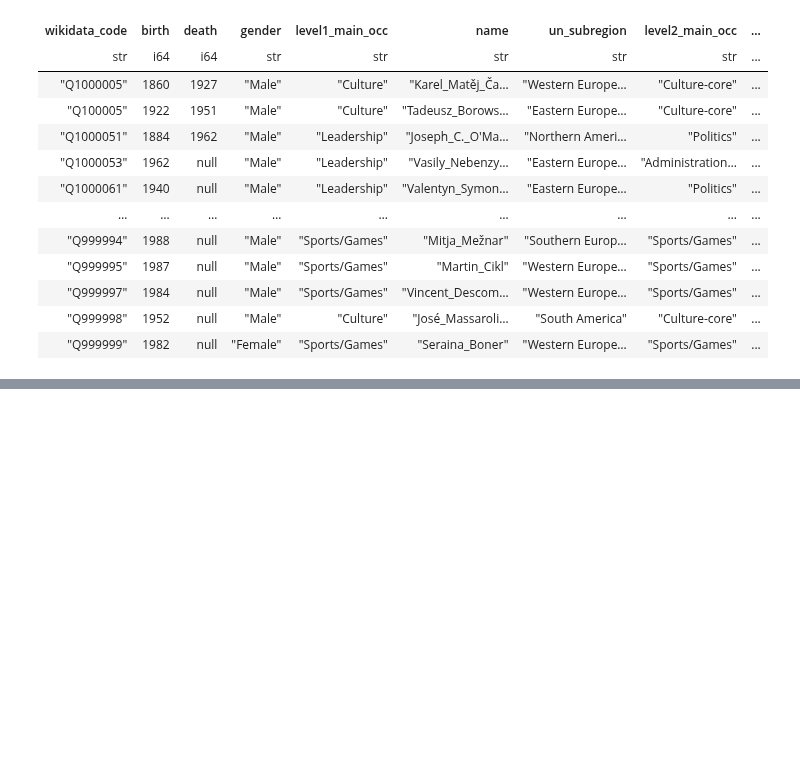
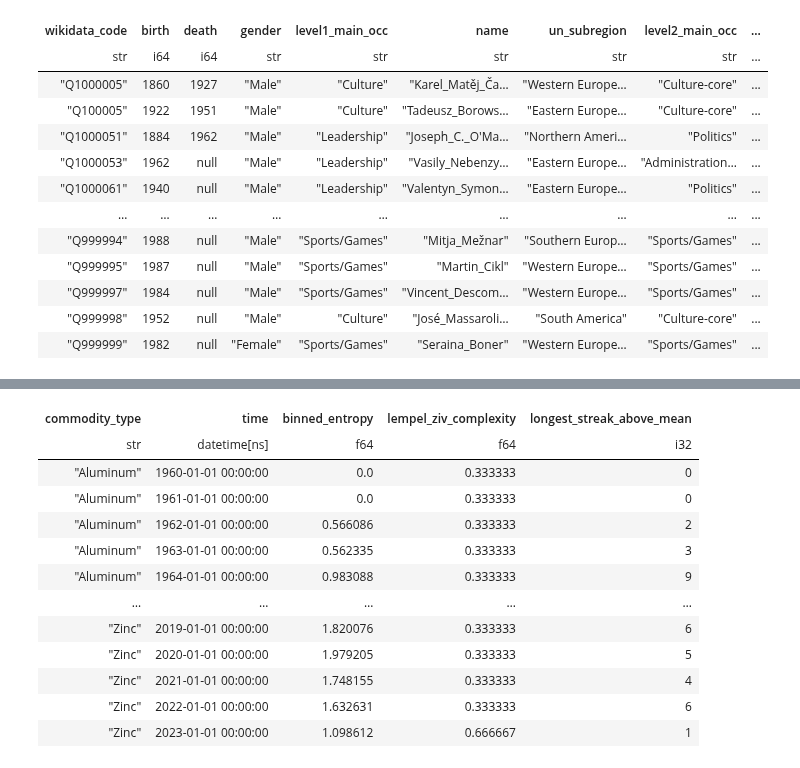
Before and after one commit to MNetanel/wikipedia-people-page-views-patterns, a Jupyter notebook: notebooks/03_sequences_analysis.ipynb, the cells around one changed output, grey strips where cells are left out. Cells and saved outputs as stored; diff of their text form; code cells hidden in the pictures; blank space fills up the shorter version.

```diff
--- a/notebooks/03_sequences_analysis.ipynb
+++ b/notebooks/03_sequences_analysis.ipynb
@@ -102,0 +396,68 @@ plt.show()
+# %%
+import polars as pl
+import numpy as np
+from functime.feature_extractors import FeatureExtractor, binned_entropy
+
+# Load commodities price data
+y = pl.read_parquet(
+    "https://github.com/functime-org/functime/raw/main/data/commodities.parquet")
+
+# Get column names ("commodity_type", "time", "price")
+entity_col, time_col, value_col = y.columns
+
+# Extract a single feature from a single time-series
+binned_entropy = binned_entropy(
+    pl.Series(np.random.normal(0, 1, size=10)),
+    bin_count=10
+)
+
+# 🔥 Also works on LazyFrames with query optimization
+features = (
+    pl.LazyFrame({
+        "index": [0, 1, 2, 3, 4, 5, 6, 7, 8, 9],
+        "value": np.random.normal(0, 1, size=10)
+    })
+    .select(
+        binned_entropy=pl.col("value").ts.binned_entropy(bin_count=10),
+        cusum=pl.col('value').ts.cusum(10, 10),
+        lempel_ziv_complexity=pl.col(
+            "value").ts.lempel_ziv_complexity(threshold=3),
+        longest_streak_above_mean=pl.col(
+            "value").ts.longest_streak_above_mean(),
+    )
+    .collect()
+)
+
+# 🚄 Extract features blazingly fast on many
+# stacked time-series using `group_by`
+features = (
+    y.group_by(entity_col)
+    .agg(
+        binned_entropy=pl.col(value_col).ts.binned_entropy(bin_count=10),
+        lempel_ziv_complexity=pl.col(
+            value_col).ts.lempel_ziv_complexity(threshold=3),
+        longest_streak_above_mean=pl.col(
+            value_col).ts.longest_streak_above_mean(),
+    )
+)
+
+# 🚄 Extract features blazingly fast on windows
+# of many time-series using `group_by_dynamic`
+features = (
+    # Compute rolling features at yearly intervals
+    y.group_by_dynamic(
+        time_col,
+        every="12mo",
+        by=entity_col,
+    )
+    .agg(
+        binned_entropy=pl.col(value_col).ts.binned_entropy(bin_count=10),
+        lempel_ziv_complexity=pl.col(
+            value_col).ts.lempel_ziv_complexity(threshold=3),
+        longest_streak_above_mean=pl.col(
+            value_col).ts.longest_streak_above_mean(),
+    )
+)
+
+features
+# %% [output]
@@ -102,0 +465,13 @@ plt.show()
+| commodity_type | time | binned_entropy | lempel_ziv_complexity | longest_streak_above_mean |
+| str | datetime[ns] | f64 | f64 | i32 |
+| "Aluminum" | 1960-01-01 00:00:00 | 0.0 | 0.333333 | 0 |
+| "Aluminum" | 1961-01-01 00:00:00 | 0.0 | 0.333333 | 0 |
+| "Aluminum" | 1962-01-01 00:00:00 | 0.566086 | 0.333333 | 2 |
+| "Aluminum" | 1963-01-01 00:00:00 | 0.562335 | 0.333333 | 3 |
+| "Aluminum" | 1964-01-01 00:00:00 | 0.983088 | 0.333333 | 9 |
+| … | … | … | … | … |
+| "Zinc" | 2019-01-01 00:00:00 | 1.820076 | 0.333333 | 6 |
+| "Zinc" | 2020-01-01 00:00:00 | 1.979205 | 0.333333 | 5 |
+| "Zinc" | 2021-01-01 00:00:00 | 1.748155 | 0.333333 | 4 |
+| "Zinc" | 2022-01-01 00:00:00 | 1.632631 | 0.333333 | 6 |
+| "Zinc" | 2023-01-01 00:00:00 | 1.098612 | 0.666667 | 1 |
```
Also changed, not shown: parts of 37 cells of this notebook, 1 other file.
